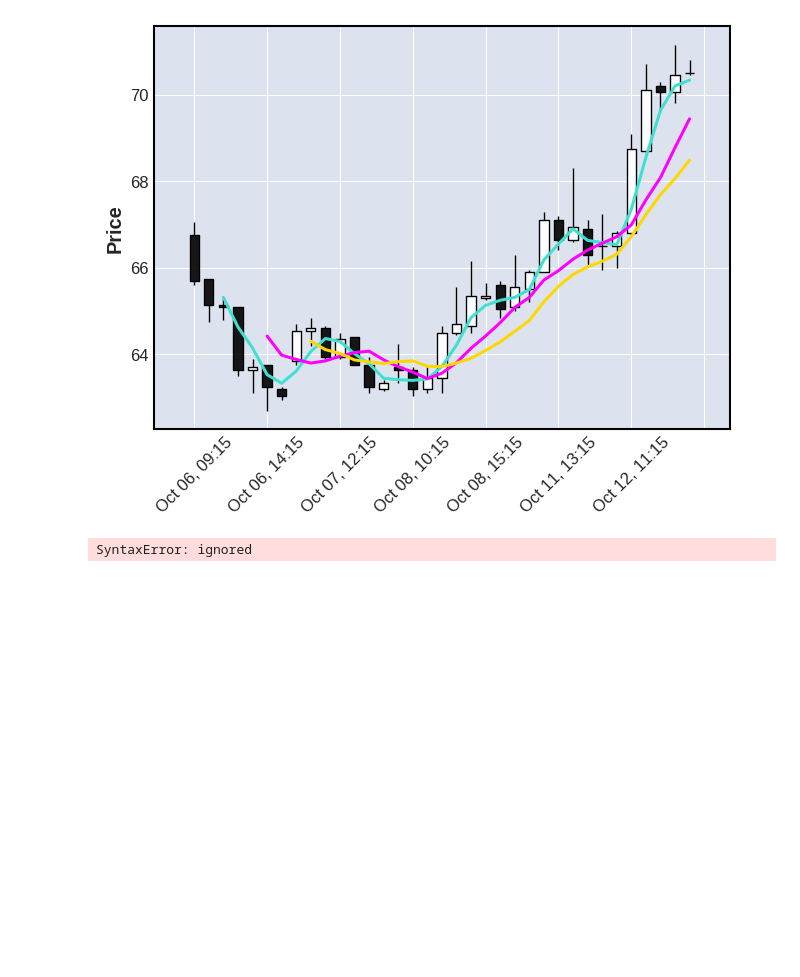
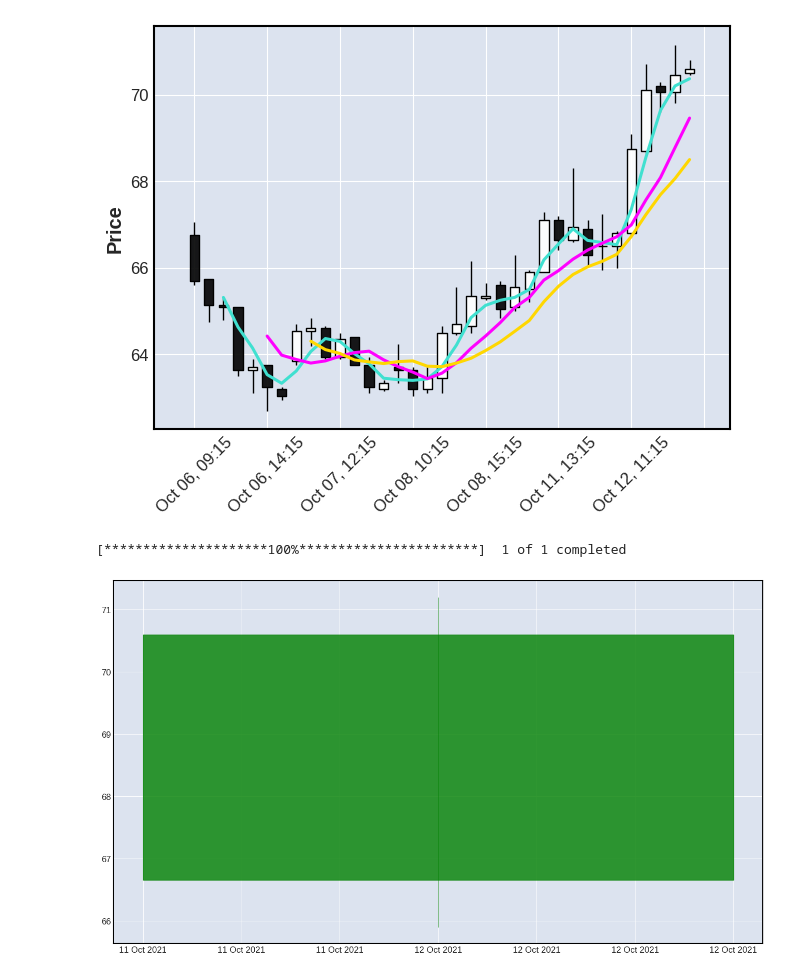
Before and after one commit to aagamj/Stocks, a Jupyter notebook: project.ipynb, the cells around one changed output. Saved outputs shown, nothing was run; the diff lists cells and outputs as text; code cells hidden in the pictures; blank space fills up the shorter version.

```diff
--- a/project.ipynb
+++ b/project.ipynb
@@ -38,13 +38,45 @@ mpf.plot(data,type='candle',mav = (3,6,9))
 [*********************100%***********************]  1 of 1 completed
 [figure]
 # %%
+# get stock prices using yfinance library
 def get_stock_price(symbol):
-  df = yf.download(symbol, start='2021-02-01', threads= False)
+  df = yf.download(symbol, start='2021-10-12',interval = '1d', volume = True,mav = (3,6,9), threads= False)
   df['Date'] = pd.to_datetime(df.index)
   df['Date'] = df['Date'].apply(mpl_dates.date2num)
   df = df.loc[:,['Date', 'Open', 'High', 'Low', 'Close']]
-  return dfsymbol = 'COST'
-symbol = 'Reliance.NS'
-df = get_stock_price(symbol)
+  return df
+
+  symbol = 'BHEL.NS'
-# %% [output]
-SyntaxError: ignored
+# %%
+#method 2: window shifting method
+#using the same symbol as the first example above
+symbol = 'BHEL.NS'
+df = get_stock_price('BHEl.NS')
+
+pivots = []
+max_list = []
+min_list = []
+for i in range(5, len(df)-5):
+  # taking a window of 9 candles
+  high_range = df['High'][i-5:i+4]
+  current_max = high_range.max()
+  # if we find a new maximum value, empty the max_list
+  if current_max not in max_list:
+    max_list = []
+  max_list.append(current_max)
+  # if the maximum value remains the same after shifting 5 times
+  if len(max_list)==5 and is_far_from_level(current_max,pivots,df):
+      pivots.append((high_range.idxmax(), current_max))
+
+  low_range = df['Low'][i-5:i+5]
+  current_min = low_range.min()
+  if current_min not in min_list:
+    min_list = []
+  min_list.append(current_min)
+  if len(min_list)==5 and is_far_from_level(current_min,pivots,df):
+    pivots.append((low_range.idxmin(), current_min))
+
+plot_all(pivots, df)
+# %% [output]
+[*********************100%***********************]  1 of 1 completed
+[figure, added]
```
Also changed, not shown: parts of 1 cell of this notebook.
